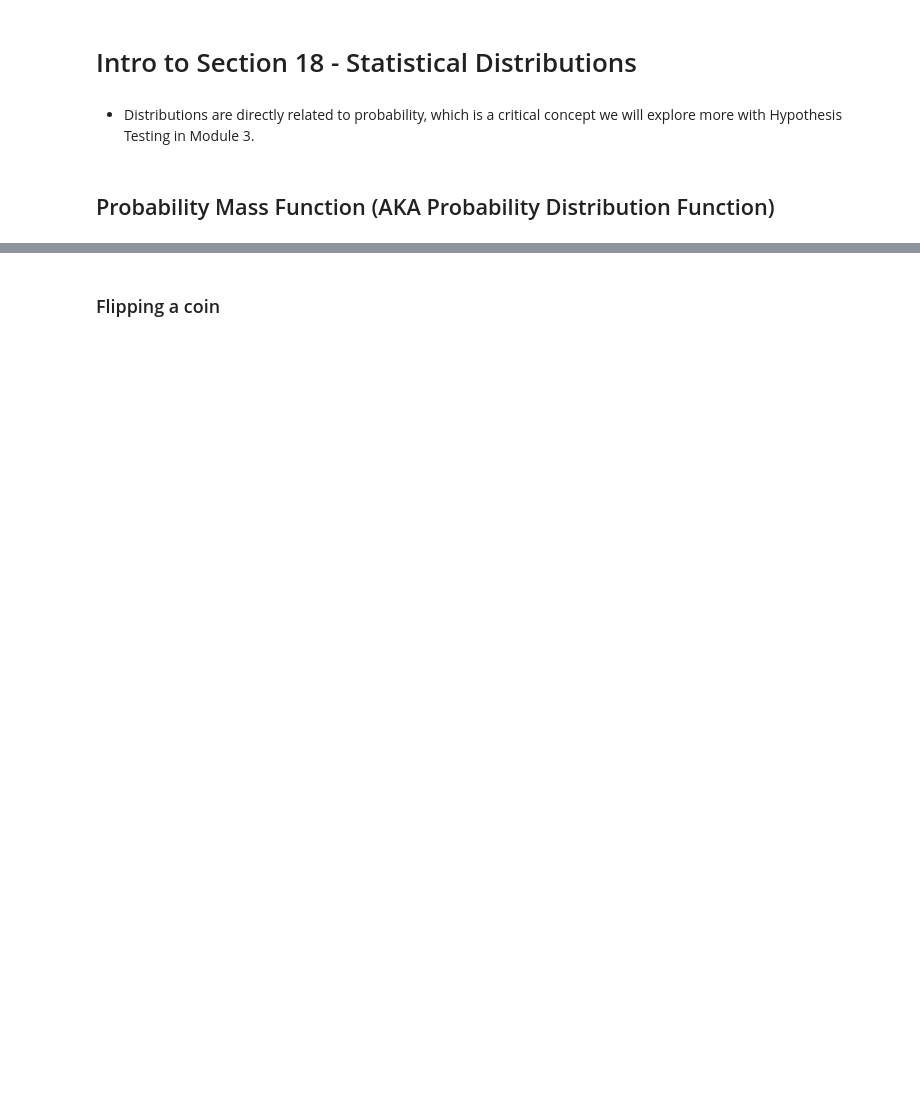
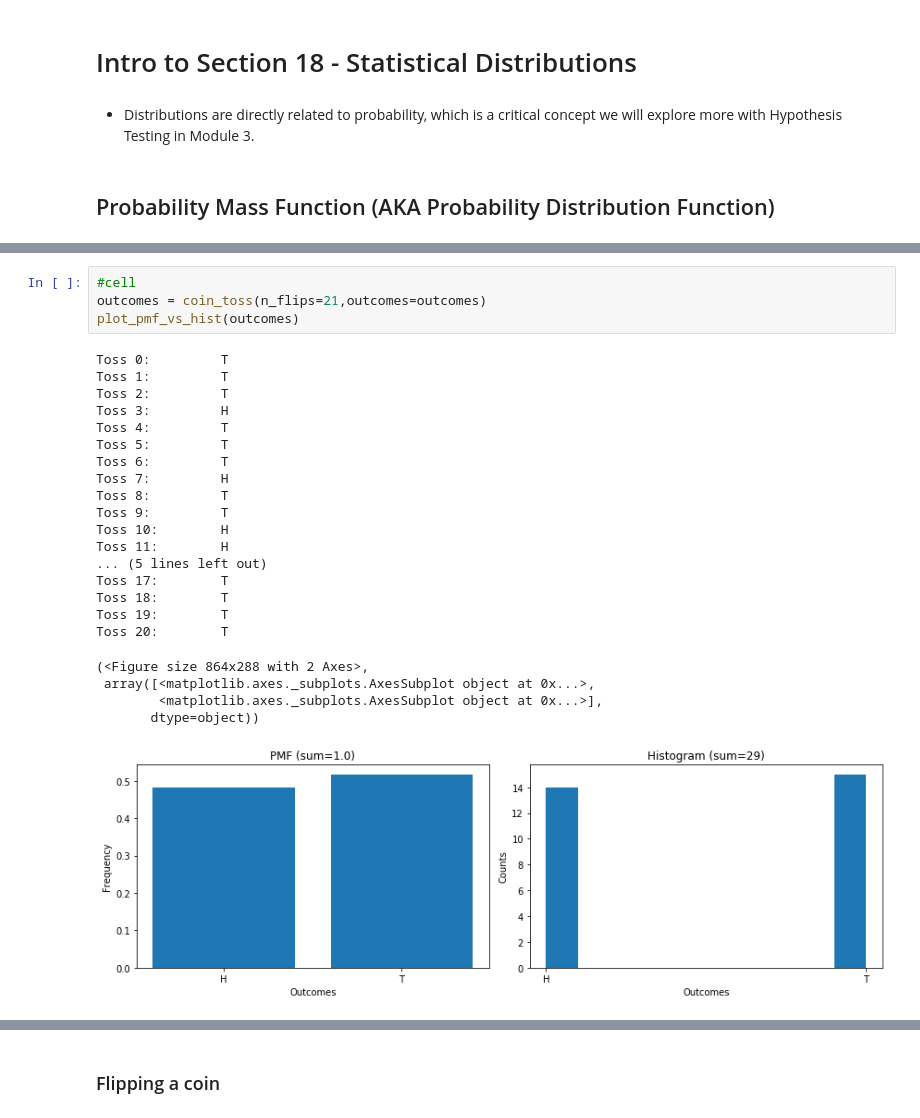
Before and after one commit to jirvingphd/fsds_pt_100719_cohort_notes, a Jupyter notebook: Instructor Notebooks/sect_17-18_prob_and_dist_examples.ipynb, the cells around one changed output, grey strips where cells are left out. Cells and saved outputs as stored; diff of their text form; blank space fills up the shorter version.

```diff
--- a/Instructor Notebooks/sect_17-18_prob_and_dist_examples.ipynb
+++ b/Instructor Notebooks/sect_17-18_prob_and_dist_examples.ipynb
@@ -680,0 +820,27 @@ Prob for songs by James= 0.265
+# %%
+#cell
+outcomes = coin_toss(n_flips=21,outcomes=outcomes)
+plot_pmf_vs_hist(outcomes)
+# %% [output]
+Toss 0:         T
+Toss 1:         T
+Toss 2:         T
+Toss 3:         H
+Toss 4:         T
+Toss 5:         T
+Toss 6:         T
+Toss 7:         H
+Toss 8:         T
+Toss 9:         T
+Toss 10:        H
+Toss 11:        H
+... (5 lines left out)
+Toss 17:        T
+Toss 18:        T
+Toss 19:        T
+Toss 20:        T
+(<Figure size 864x288 with 2 Axes>,
+ array([<matplotlib.axes._subplots.AxesSubplot object at 0x...>,
+        <matplotlib.axes._subplots.AxesSubplot object at 0x...>],
+       dtype=object))
+[figure, added]
```
Also changed, not shown: parts of 65 cells of this notebook, 9 other files.
